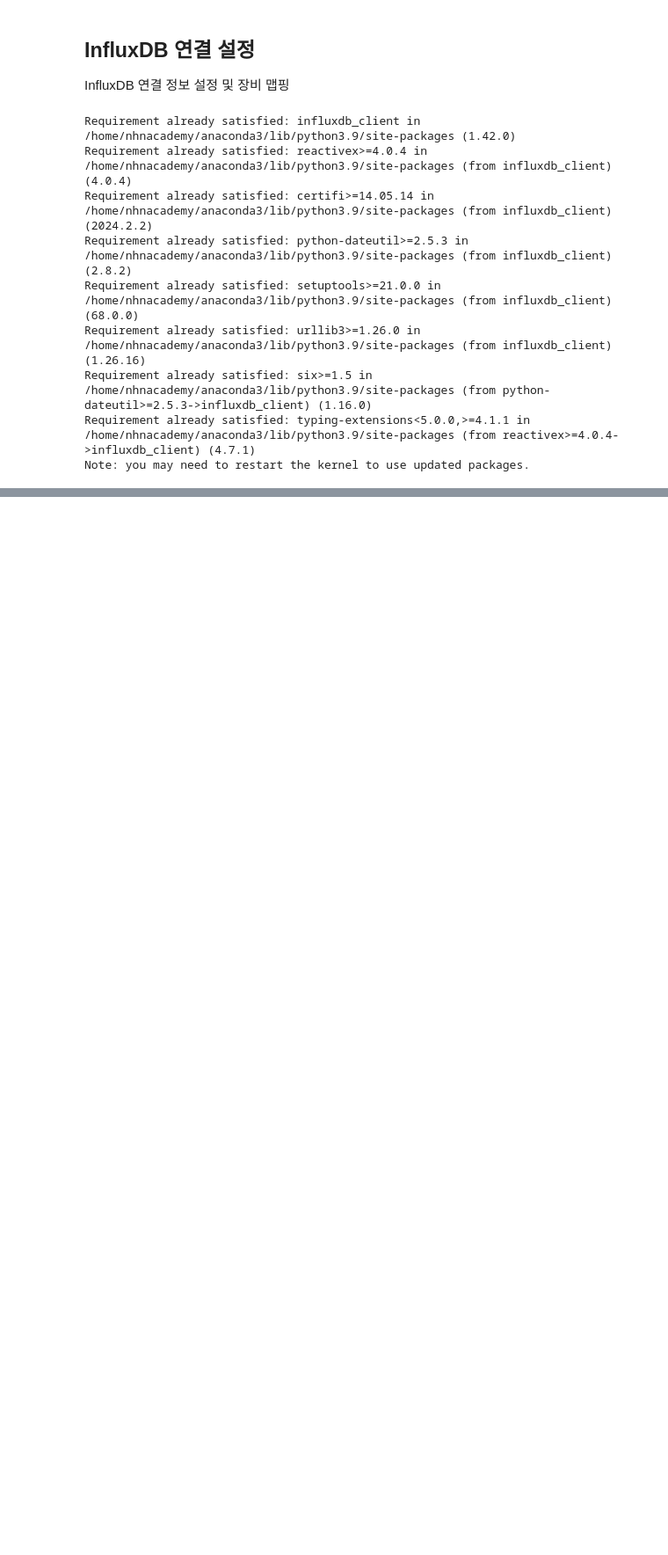
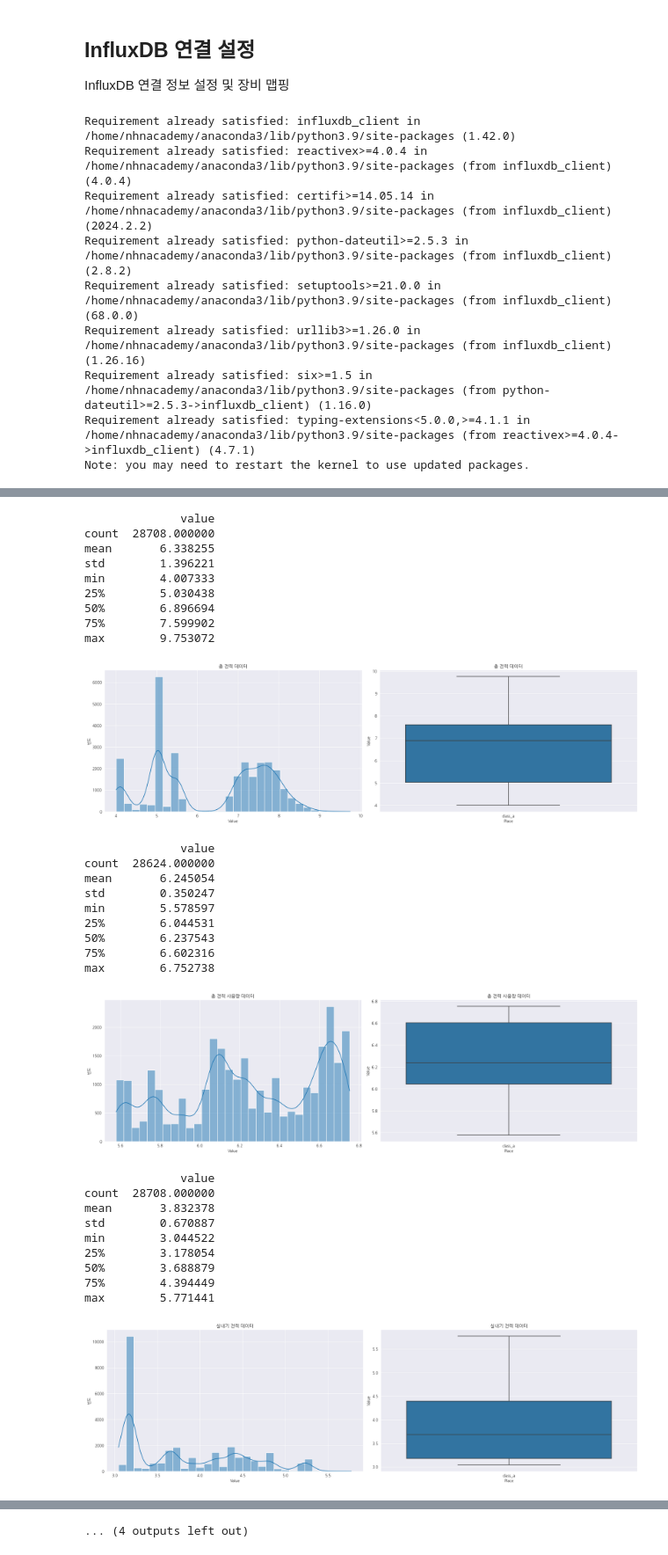
Before and after one commit to Maru375/smoothing_ml2, a Jupyter notebook: 데이터 수집 및 병합.ipynb, the cells around one changed output, grey strips where cells are left out. Shown at 88% size. Saved outputs shown, nothing was run; the diff lists cells and outputs as text; code cells hidden in the pictures; blank space fills up the shorter version.

```diff
--- a/데이터 수집 및 병합.ipynb
+++ b/데이터 수집 및 병합.ipynb
@@ -429,7 +475,6 @@ client.close()
 # %%
 power_path = 'all_data/power/total'
 power_total_df = merge_data(power_path)
-power_total_df['value'] *= 60
 print(power_total_df.head(2), "\n")
 
 power_usage_path = 'all_data/power_usage/total'
@@ -438,7 +483,6 @@ print(power_usage_total_df.head(2), "\n")
 
 power_device_path = 'all_data/power/device'
 power_device_df = merge_data(power_device_path)
-power_device_df['value'] *= 60
 print(power_device_df.head(2), "\n")
 power_dataframes = separation_dataframe(power_device_df)
 
@@ -522,0 +650,40 @@ time
+# %%
+plot(power_total_df, "총 전력 데이터")
+plot(power_usage_total_df, "총 전력 사용량 데이터")
+plot(power_dataframes['ac_indoor_unit'], "실내기 전력 데이터")
+plot(power_usage_dataframes['ac_indoor_unit'], "실내기 전력 사용량 데이터")
+plot(power_dataframes['ac_outdoor_unit'], "실외기 전력 데이터")
+plot(power_usage_dataframes['ac_outdoor_unit'], "실외기 전력 사용량 데이터")
+plot(power_dataframes['automatic_door'], "자동문 전력 데이터")
+plot(power_usage_dataframes['automatic_door'], "자동문 전력 사용량 데이터")
+# %% [output]
+              value
+count  28708.000000
+mean       6.338255
+std        1.396221
+min        4.007333
+25%        5.030438
+50%        6.896694
+75%        7.599902
+max        9.753072
+[figure, added]
+              value
+count  28624.000000
+mean       6.245054
+std        0.350247
+min        5.578597
+25%        6.044531
+50%        6.237543
+75%        6.602316
+max        6.752738
+[figure, added]
+              value
+count  28708.000000
+mean       3.832378
+std        0.670887
+min        3.044522
+25%        3.178054
+50%        3.688879
+75%        4.394449
+max        5.771441
+[figure, added]
@@ -523,3 +720,4 @@ time
+... (4 outputs left out)
 # %%
 # 전체 전력/전력량
 power_total_df = df_hourly_calculate(power_total_df, "total_power(Wh)", "sum")
```
Also changed, not shown: parts of 10 cells of this notebook, 15 other files.
